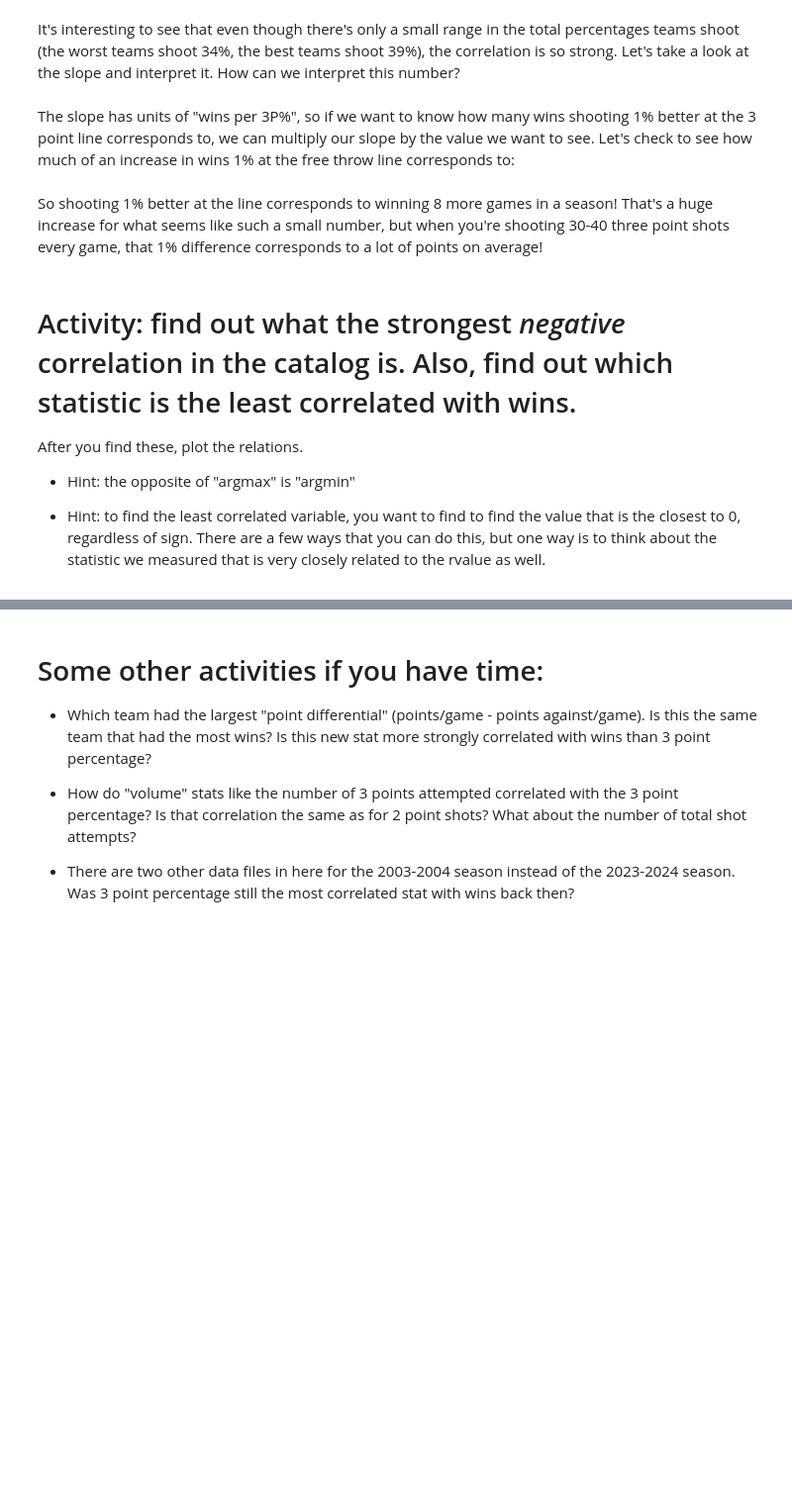
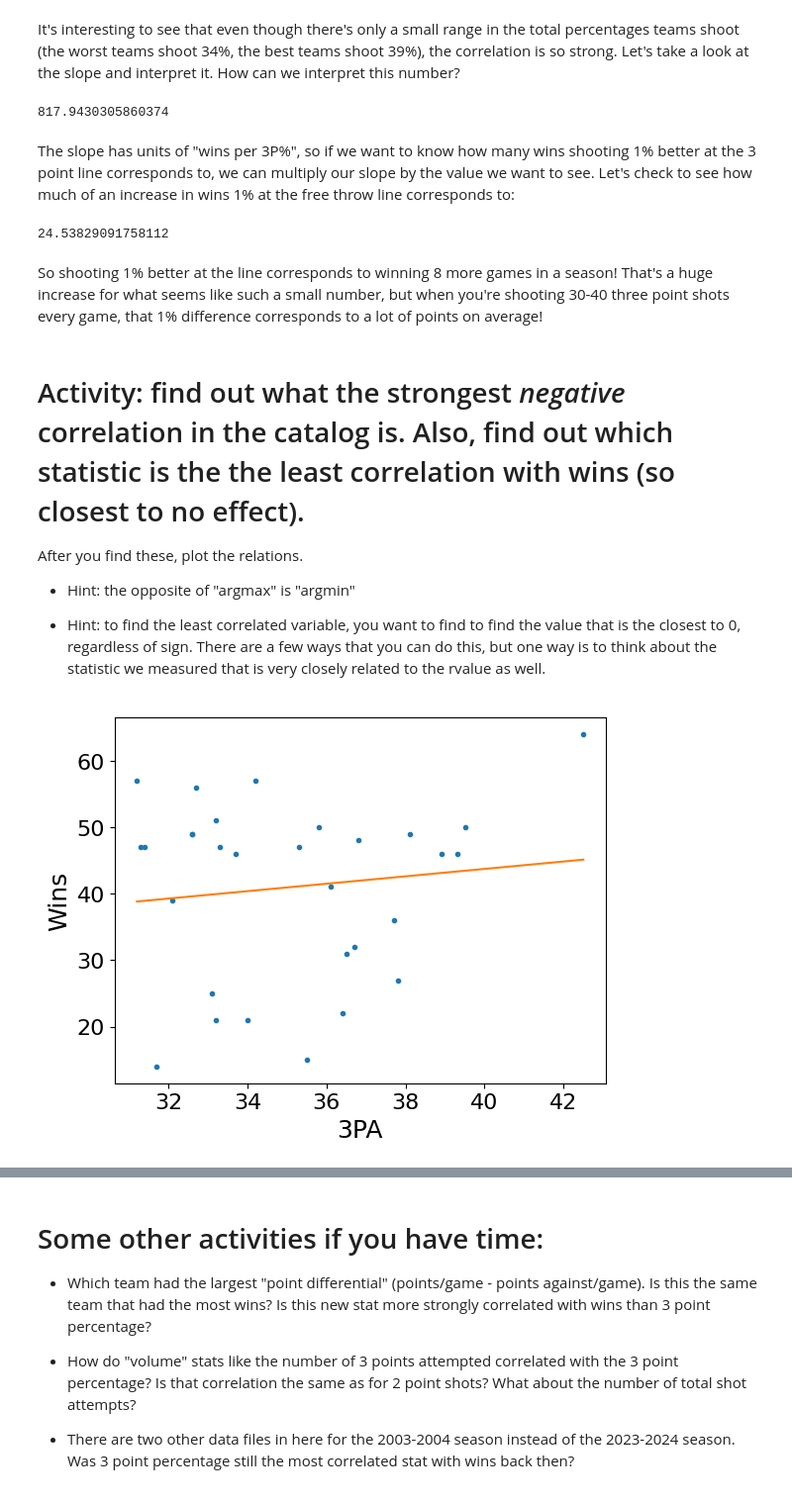
Before and after one commit to walipalmer/CFR-2024, a Jupyter notebook: module_stats/statistics6.ipynb, the cells around one changed output, grey strips where cells are left out. Shown at 99% size. Saved outputs shown, nothing was run; the diff lists cells and outputs as text; code cells hidden in the pictures; blank space fills up the shorter version.

```diff
--- a/module_stats/statistics6.ipynb
+++ b/module_stats/statistics6.ipynb
@@ -61,7 +131,7 @@ But how can we find out if this is the strongest correlation that exists in our
 # %%
 columns_to_test = ['FG', 'FGA', 'FG%', '3P', '3PA', '3P%',
                    '2P', '2PA', '2P%', 'FT', 'FTA', 'FT%', 'ORB', 'DRB', 'TRB', 'AST',
-                   'STL', 'BLK', 'TOV', 'PF', 'PTS']
+                   'STL', 'BLK', 'TOV', 'PF', 'PTS', 'PA/G']
 
 for column in columns_to_test:
     print(column, np.mean(nba_all[column]), np.std(nba_all[column]))
@@ -142,17 +300,41 @@ plt.show()
 It's interesting to see that even though there's only a small range in the total percentages teams shoot (the worst teams shoot 34%, the best teams shoot 39%), the correlation is so strong. Let's take a look at the slope and interpret it. How can we interpret this number?
 # %%
 slope
+# %% [output]
+817.9430305860374
 # %% [markdown]
 The slope has units of "wins per 3P%", so if we want to know how many wins shooting 1% better at the 3 point line corresponds to, we can multiply our slope by the value we want to see. Let's check to see how much of an increase in wins 1% at the free throw line corresponds to:
 # %%
-0.01 * slope
+0.03 * slope
+# %% [output]
+24.53829091758112
 # %% [markdown]
 So shooting 1% better at the line corresponds to winning 8 more games in a season! That's a huge increase for what seems like such a small number, but when you're shooting 30-40 three point shots every game, that 1% difference corresponds to a lot of points on average!
 # %% [markdown]
-# Activity: find out what the strongest *negative* correlation in the catalog is. Also, find out which statistic is the least correlated with wins.
+# Activity: find out what the strongest *negative* correlation in the catalog is. Also, find out which statistic is the the least correlation with wins (so closest to no effect).
 
 After you find these, plot the relations.
 
 - Hint: the opposite of "argmax" is "argmin"
 
 - Hint: to find the least correlated variable, you want to find to find the value that is the closest to 0, regardless of sign. There are a few ways that you can do this, but one way is to think about the statistic we measured that is very closely related to the rvalue as well.
+# %%
+rsquare_list = r_list**2
+
+column_min = columns_to_test[np.argmin(rsquare_list)]
+
+fit = linregress(nba_all[column_min], nba_all['W'])
+slope = fit.slope
+intercept = fit.intercept
+rvalue = fit.rvalue
+
+x_arr = np.linspace(np.min(nba_all[column_min]), np.max(nba_all[column_min]), 100)
+wins_arr = slope * x_arr + intercept
+
+plt.plot(nba_all[column_min], nba_all['W'], '.')
+plt.plot(x_arr, wins_arr)
+plt.xlabel(column_min)
+plt.ylabel('Wins')
+plt.show()
+# %% [output]
+[figure, added]
```
Also changed, not shown: parts of 27 cells of this notebook.
